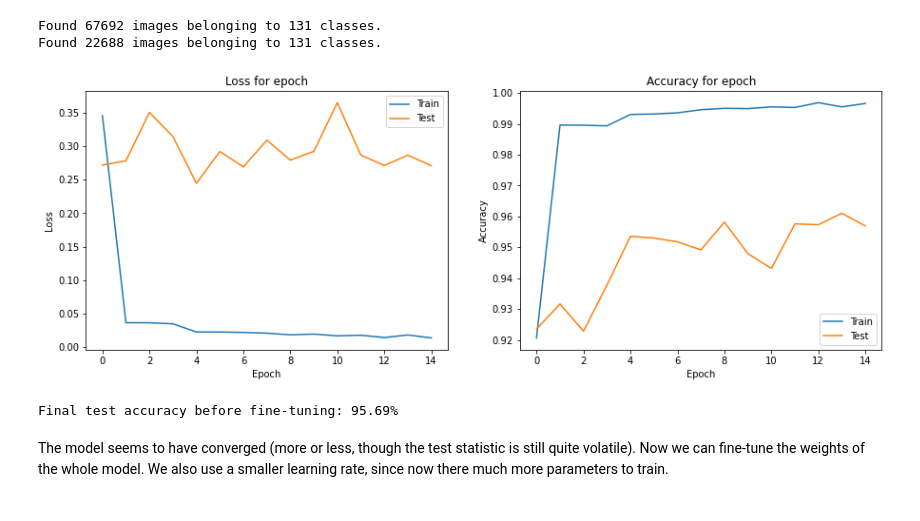
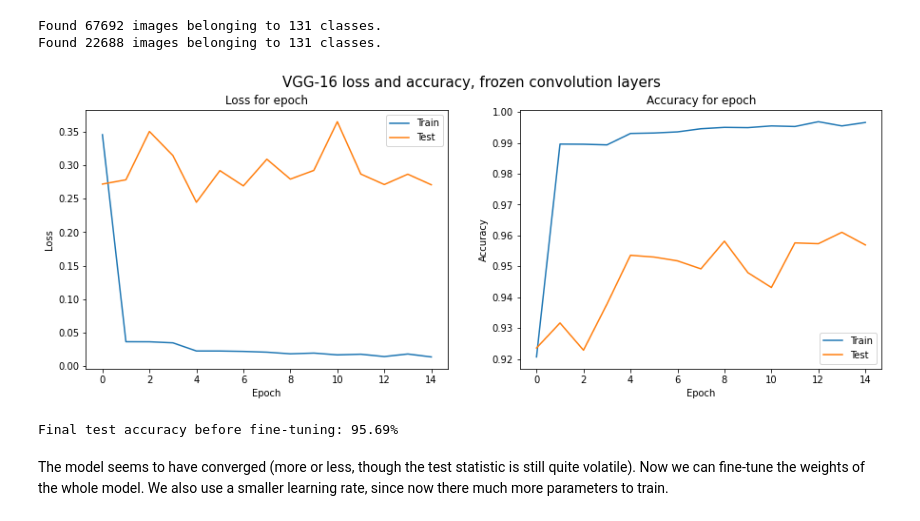
Before and after one commit to igolovko3/bocconi_cv_final_project, a Jupyter notebook: VGG-16-fine-tune-Final.ipynb, the cells around one changed output. Saved outputs shown, nothing was run; the diff lists cells and outputs as text; code cells hidden in the pictures.

```diff
--- a/VGG-16-fine-tune-Final.ipynb
+++ b/VGG-16-fine-tune-Final.ipynb
@@ -111,29 +112,30 @@ history = pd.read_csv('VGG-16_full_freeze.log')
 # %%
 epochs = range(len(history))
 
 plt.figure(figsize = (15, 5))
 plt.subplot(1, 2, 1)
 
 plt.title("Loss for epoch")
 plt.xlabel("Epoch")
 plt.ylabel("Loss")
 plt.plot(history.loss, label='Train')
 plt.plot(history.val_loss, label='Test')
 plt.legend()
 
 plt.subplot(1, 2, 2)
 plt.title("Accuracy for epoch")
 plt.xlabel("Epoch")
 plt.ylabel("Accuracy")
 plt.plot(history.acc, label='Train')
 plt.plot(history.val_acc, label='Test')
 plt.legend()
 
+plt.suptitle('VGG-16 loss and accuracy, frozen convolution layers', fontsize=15)
 plt.show();
 
 print(f'Final test accuracy before fine-tuning: {np.round(100 * history.val_acc.iloc[-1], 2)}%')
 # %% [output]
-[figure, old version]
+[figure, new version]
 Final test accuracy before fine-tuning: 95.69%
 # %% [markdown]
 The model seems to have converged (more or less, though the test statistic is still quite volatile). Now we can fine-tune the weights of the whole model. We also use a smaller learning rate, since now there much more parameters to train.
```
Also changed, not shown: parts of 3 cells of this notebook.
